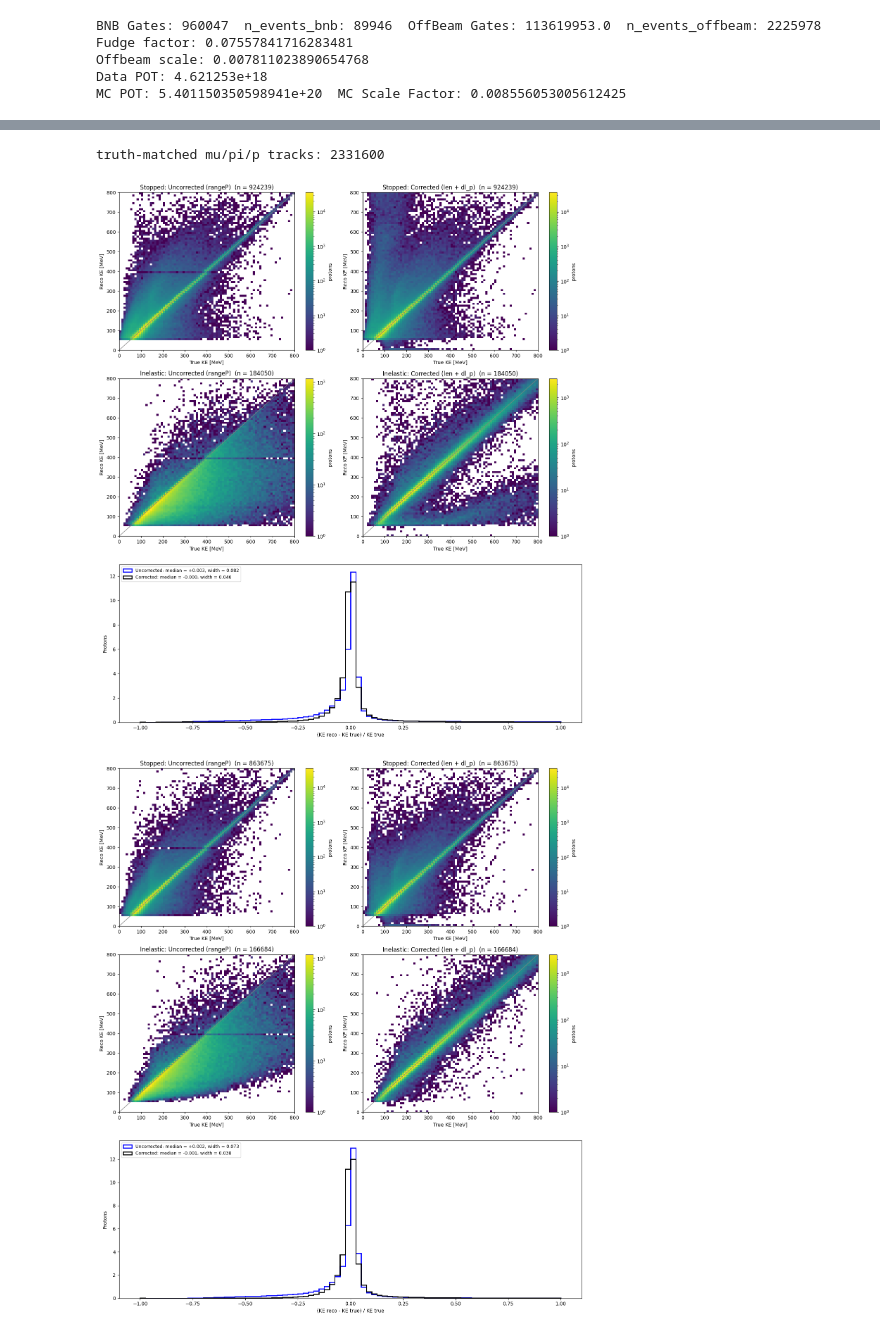
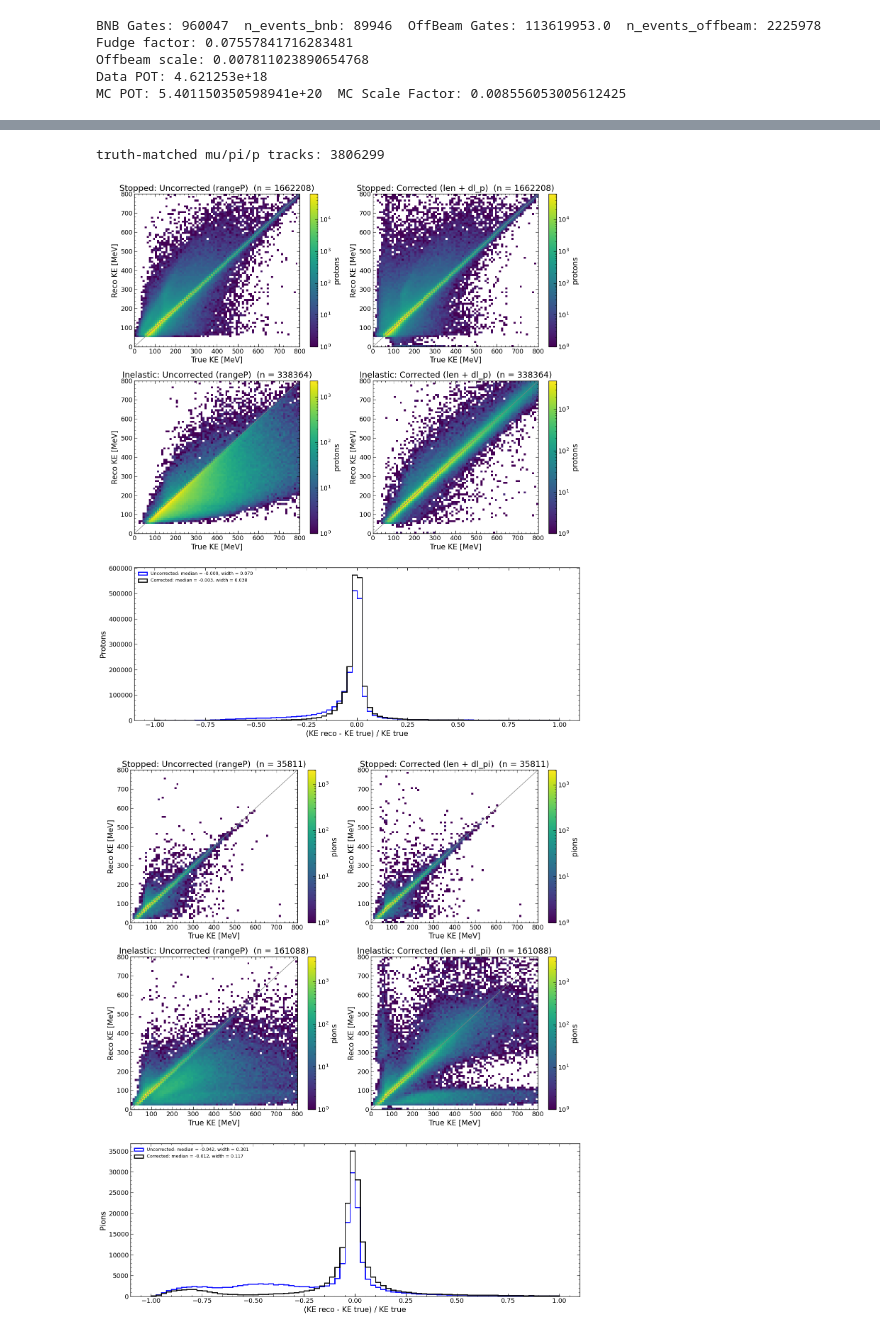
Before and after one commit to sungbinoh/cafpyana, a Jupyter notebook: analysis_village/ll_pid/PID_analysis.ipynb, the cells around one changed output, grey strips where cells are left out. Drawn from its saved outputs; the diff is of its cells as text; code cells hidden in the pictures.

```diff
--- a/analysis_village/ll_pid/PID_analysis.ipynb
+++ b/analysis_village/ll_pid/PID_analysis.ipynb
@@ -17,4 +2,0 @@ pd.set_option('display.max_rows', None)
-# %%
-with pd.HDFStore("/exp/sbnd/app/users/maxd/Analysis/LLPID_cafpyana/cafpyana/output_MC_collab_LL.df", mode="r") as store:
-    keys = store.keys()
-    print(keys)
@@ -654,11 +211,16 @@ Make a selection for valid (nonzero chi2)
 # %%
 import gc
+
+#Defines overflow and underflow bins for histograms
+def flow_hist(v, bins):
+    """[underflow, np.histogram counts..., overflow]; NaN goes nowhere"""
+    return np.r_[np.sum(v < bins[0]), np.histogram(v, bins)[0], np.sum(v > bins[-1])]
 
 def fill(sample, nparts=None):
     """fill every VARS histogram chunk by chunk; MC split by truth category, data/offbeam in 'all'"""
     files = sorted(glob.glob(SKIM + f"llpid_skim_{sample}_*.h5"))[:nparts]
     keys = CATS if sample == "mc" else ["all"]
-    H = [{k: np.zeros(len(bins) - 1) for k in keys} for _, bins, _ in VARS]
+    H = [{k: np.zeros(len(bins) + 1) for k in keys} for _, bins, _ in VARS]   # [underflow, bins..., overflow]
     norms, n_sel = [], 0
 
     for f in files:
@@ -671,9 +233,9 @@ def fill(sample, nparts=None):
             pdg = np.abs(d["pfp", "trk", "truth", "p", "pdg"])
             cat = np.select([pdg == 13, pdg == 2212, pdg == 211], ["muon", "proton", "pion"], "other")
         for h, (var, bins, _) in zip(H, VARS):
-            vals = np.asarray(var(d))
+            vals = np.asarray(var(d), float)
             for k in keys:
-                h[k] += np.histogram(vals if k == "all" else vals[cat == k], bins)[0]
+                h[k] += flow_hist(vals if k == "all" else vals[cat == k], bins)
 
         n_sel += len(d)
         print(f"{os.path.basename(f)}: {len(d)} selected", flush=True)
@@ -1052,13 +641,12 @@ def selection(df, require_chi=True):
 import gc
 from matplotlib.colors import LogNorm
 
-TRUTH_COLS = [("pfp", "trk", "llpid"), ("pfp", "trk", "chi2pid", "I2"), ("pfp", "trk", "truth", "p"),
-              ("pfp", "trk", "rangeP"), ("pfp", "trk", "len")]
+TRUTH_COLS = [("pfp", "trk", "llpid"),  ("pfp", "trk", "truth", "p"), ("pfp", "trk", "len")]
 
 truth = []
 for f in sorted(glob.glob(SKIM + "llpid_skim_mc_*.h5")):
     d = pd.read_hdf(f, "evt")
-    d = d[selection(d, require_chi=False)]
+    d = d[selection(d)]
     d = d[np.abs(d["pfp", "trk", "truth", "p", "pdg"]).isin([13, 211, 2212])]
     truth.append(d[[c for c in d.columns if any(c[:len(k)] == k for k in TRUTH_COLS)]])
     del d
@@ -1066,13 +654,13 @@ for f in sorted(glob.glob(SKIM + "llpid_skim_mc_*.h5")):
 truth = pd.concat(truth)
 print(f"truth-matched mu/pi/p tracks: {len(truth)}")
 # %% [output]
-truth-matched mu/pi/p tracks: 2331600
+truth-matched mu/pi/p tracks: 3806299
 # %%
 PDGS    = {"p": 2212, "pi": 211}
 MASS    = {"p": 0.938272, "pi": 0.13957039}   # GeV
 RANGEP  = {"p": "p_proton", "pi": "p_pion"}
-STOPPED = {"p": [54], "pi": [3, 45]}           # hIoni / Decay, CaptureAtRest
-INEL    = {"p": [7],  "pi": [9, 10]}           # protonInelastic / pi+-Inelastic
+STOPPED = {"p": [54], "pi": [ 45]}           # hIoni , CaptureAtRest
+INEL    = {"p": [7],  "pi": [3, 9, 10]}           # protonInelastic / pi+-Inelastic / Decay
 NAME    = {"p": "Protons", "pi": "Pions"}
 
 def ke_panels(df, h, ke_max=800, nbins=80, pid=False):
@@ -1084,64 +672,45 @@ def ke_panels(df, h, ke_max=800, nbins=80, pid=False):
         d = d[ell.idxmin(axis=1) == ("ell_" + h, "", "")]
     m = MASS[h]
     ke_true = ((d["pfp", "trk", "truth", "p", "startE"] - m) * 1000).to_numpy()
-    p_range = d["pfp", "trk", "rangeP", RANGEP[h]].to_numpy()
-    ke_unc = (np.sqrt(p_range**2 + m**2) - m) * 1000
     table = llpid._ke_table(h)
+    ke_unc = np.interp(d["pfp", "trk", "len"], table["range"], table["ke"])
     ke_cor = np.interp(d["pfp", "trk", "len"] + d["pfp", "trk", "llpid", "dl_" + h], table["range"], table["ke"])
     ep = d["pfp", "trk", "truth", "p", "end_process"]
     groups = {"Stopped": ep.isin(STOPPED[h]).to_numpy(), "Inelastic": ep.isin(INEL[h]).to_numpy()}
     recos = {"Uncorrected (rangeP)": ke_unc, f"Corrected (len + dl_{h})": ke_cor}
 
     fig = plt.figure(figsize=(14, 16))
     gs = fig.add_gridspec(3, 2)
     edges = np.linspace(0, ke_max, nbins + 1)
     for i, (gname, g) in enumerate(groups.items()):
         for j, (rname, ke) in enumerate(recos.items()):
             a = fig.add_subplot(gs[i, j])
             *_, im = a.hist2d(ke_true[g], ke[g], bins=edges, norm=LogNorm(), cmap="viridis")
+            # *_, im = a.hist2d(ke_true[g], ke[g], bins=edges, cmap="viridis")
             fig.colorbar(im, ax=a, label=NAME[h].lower())
             a.plot([0, ke_max], [0, ke_max], color="gray", lw=1)
             a.set(title=f"{gname}: {rname}  (n = {g.sum()})", xlabel="True KE [MeV]", ylabel="Reco KE [MeV]")
 
     rax = fig.add_subplot(gs[2, :])
     for (rname, ke), color in zip(recos.items(), ["blue", "black"]):
         res = (ke - ke_true) / ke_true
         res = res[np.isfinite(res)]
         width = (np.percentile(res, 84) - np.percentile(res, 16)) / 2
-        rax.hist(res, bins=np.linspace(-1, 1, 81), histtype="step", lw=2, color=color, label=f"{rname.split(' ')[0]}: median = {np.median(res):+.3f}, width = {width:.3f}", density=True)
+        rax.hist(res, bins=np.linspace(-1, 1, 81), histtype="step", lw=2, color=color, label=f"{rname.split(' ')[0]}: median = {np.median(res):+.3f}, width = {width:.3f}", density=False)
     rax.set(xlabel="(KE reco - KE true) / KE true", ylabel=NAME[h])
     rax.legend(loc="upper left", fontsize=9)
     plt.tight_layout()
     plt.show()
 
 
-def fail_matrices(df):
-    """rows = chi2 (good, bad), columns = llpid (good, bad)"""
-    pdg = np.abs(df["pfp", "trk", "truth", "p", "pdg"])
-    fig, ax = plt.subplots(1, 3, figsize=(13, 4))
-    for a, (name, code, cmap) in zip(ax, [("Protons", 2212, "Blues"), ("Muons", 13, "Reds"), ("Pions", 211, "Greens")]):
-        d = df[pdg == code]
-        ll_bad  = d["pfp", "trk", "llpid", "ell_mu"].isna().to_numpy()
-        chi2 = d["pfp", "trk", "chi2pid", "I2"][["chi2_proton", "chi2_muon", "chi2_pion"]]
-        chi_bad = (chi2 == 0).any(axis=1).to_numpy()
-        mat = np.array([[np.sum(~chi_bad & ~ll_bad), np.sum(~chi_bad & ll_bad)],
-                        [np.sum(chi_bad & ~ll_bad),  np.sum(chi_bad & ll_bad)]])
-        a.imshow(mat, cmap=cmap)
-        for i in range(2):
-            for j in range(2):
-                a.text(j, i, f"{mat[i, j]}\n{100 * mat[i, j] / mat.sum():.1f}%", ha="center", va="center", fontsize=12,
-                       color="white" if mat[i, j] > mat.max() / 2 else "black")
-        a.set(title=name, xticks=[0, 1], yticks=[0, 1], xticklabels=["LL good", "LL bad"],
-              yticklabels=[r"$\chi^2$ good", r"$\chi^2$ bad"])
-    plt.tight_layout()
-    plt.show()
 
+#Require PID to be correct for the track:
+ke_panels(truth, "p", pid=True)
+ke_panels(truth, "pi", pid=True)
 
-ke_panels(truth, "p")
-ke_panels(truth, "p", pid=True)
-ke_panels(truth, "pi")
-ke_panels(truth, "pi", pid=True)
-fail_matrices(truth)
+#Include all true tracks of this PID:
+# ke_panels(truth, "p")
+# ke_panels(truth, "pi")
 # %% [output]
-[figure, old version]
+[figure, new version]
-[figure, old version]
+[figure, new version]
```
Also changed, not shown: parts of 33 cells of this notebook, 3 other files.
